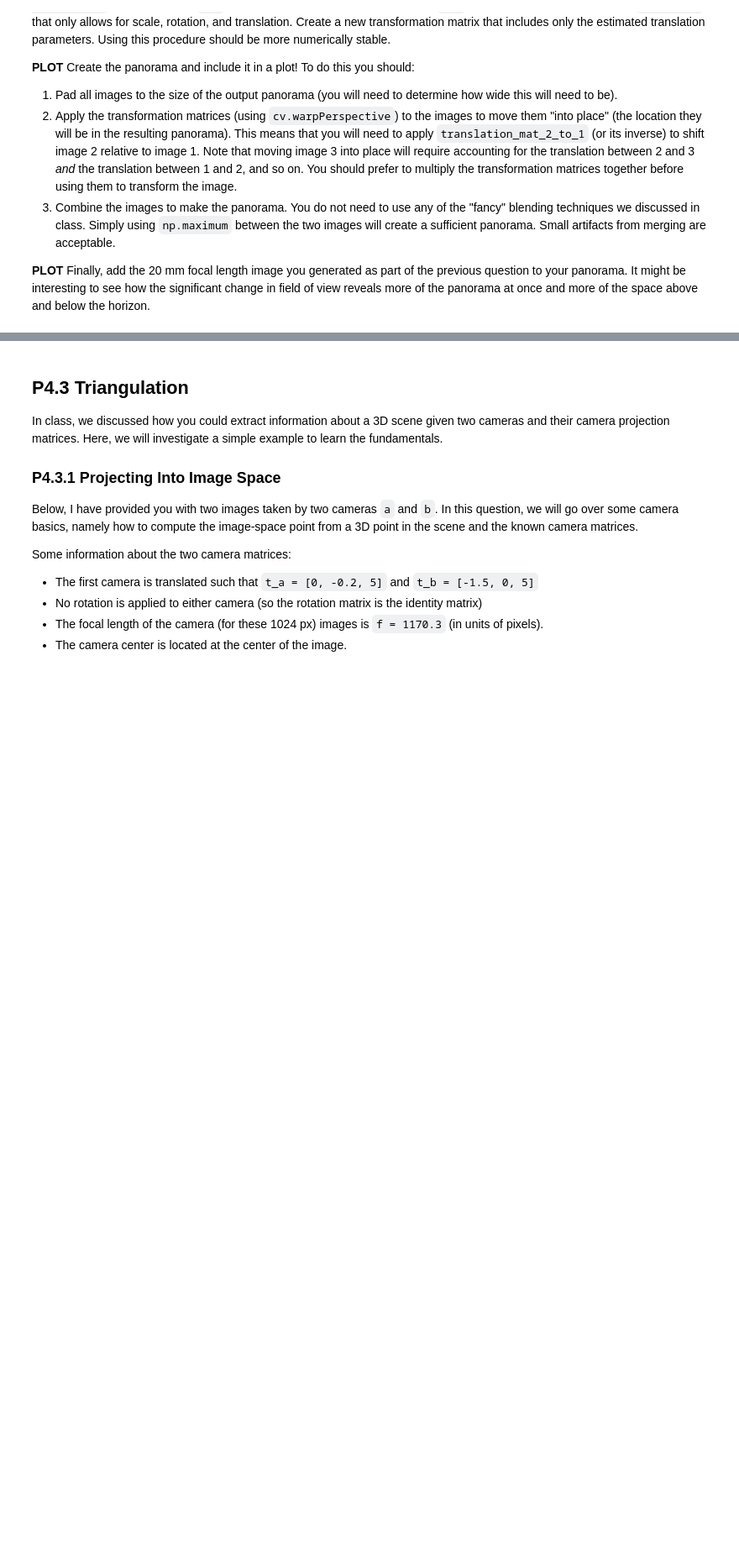
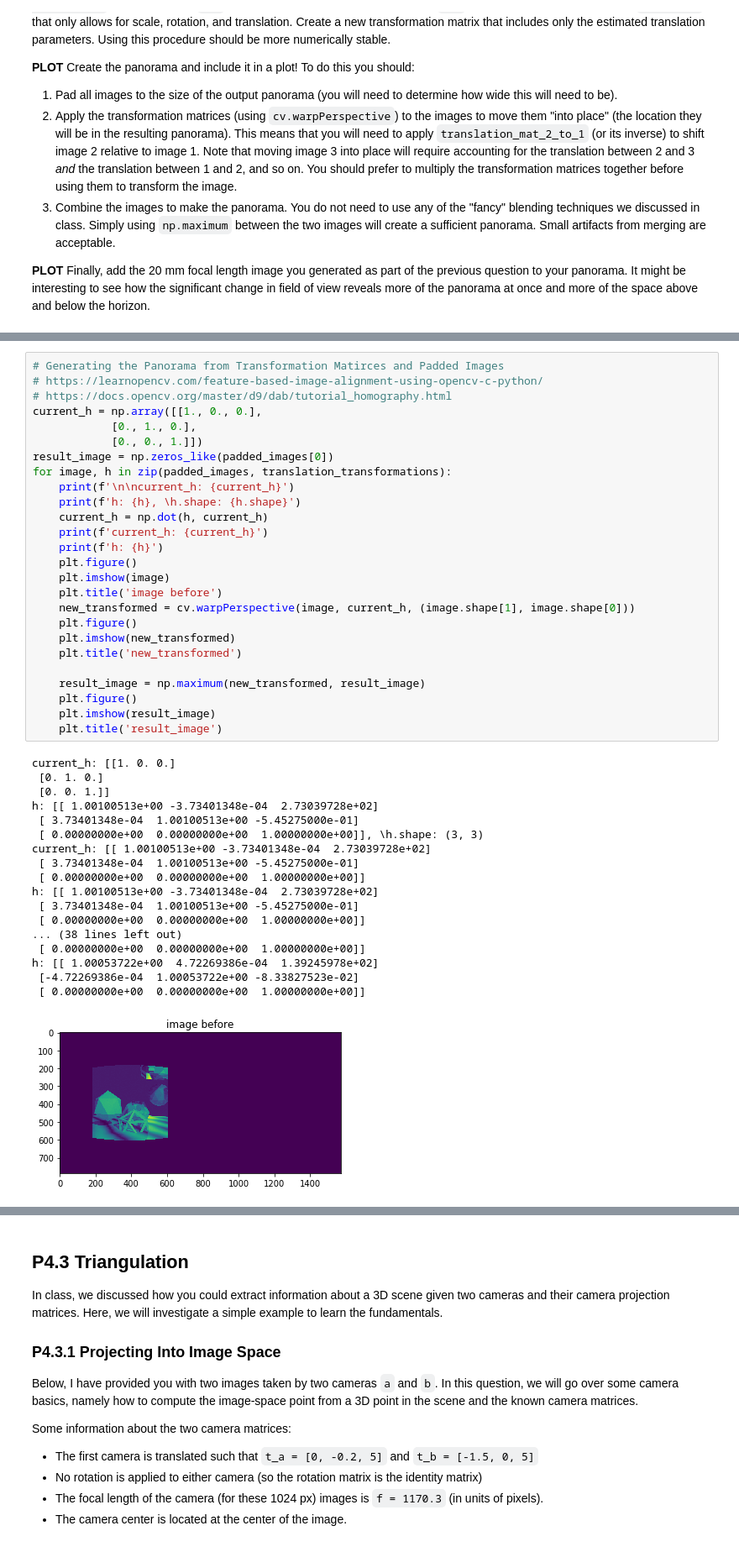
Before and after one commit to 2016bgeyer/Panorama-Stitching-and-Stereo-Patch-Matching, a Jupyter notebook: P4_panorama_stereo.ipynb, the cells around one changed output, grey strips where cells are left out. Shown at 84% size. Cells and saved outputs as stored; diff of their text form; blank space fills up the shorter version.

```diff
--- a/P4_panorama_stereo.ipynb
+++ b/P4_panorama_stereo.ipynb
@@ -140,0 +282,45 @@ To compute the transformation, you may use the same [OpenCV Homography tutorial
+# %%
+# Generating the Panorama from Transformation Matirces and Padded Images
+# https://learnopencv.com/feature-based-image-alignment-using-opencv-c-python/
+# https://docs.opencv.org/master/d9/dab/tutorial_homography.html
+current_h = np.array([[1., 0., 0.],
+            [0., 1., 0.],
+            [0., 0., 1.]])
+result_image = np.zeros_like(padded_images[0])
+for image, h in zip(padded_images, translation_transformations):
+    print(f'\n\ncurrent_h: {current_h}')
+    print(f'h: {h}, \h.shape: {h.shape}')
+    current_h = np.dot(h, current_h)
+    print(f'current_h: {current_h}')
+    print(f'h: {h}')
+    plt.figure()
+    plt.imshow(image)
+    plt.title('image before')
+    new_transformed = cv.warpPerspective(image, current_h, (image.shape[1], image.shape[0]))
+    plt.figure()
+    plt.imshow(new_transformed)
+    plt.title('new_transformed')
+
+    result_image = np.maximum(new_transformed, result_image)
+    plt.figure()
+    plt.imshow(result_image)
+    plt.title('result_image')
+# %% [output]
+current_h: [[1. 0. 0.]
+ [0. 1. 0.]
+ [0. 0. 1.]]
+h: [[ 1.00100513e+00 -3.73401348e-04  2.73039728e+02]
+ [ 3.73401348e-04  1.00100513e+00 -5.45275000e-01]
+ [ 0.00000000e+00  0.00000000e+00  1.00000000e+00]], \h.shape: (3, 3)
+current_h: [[ 1.00100513e+00 -3.73401348e-04  2.73039728e+02]
+ [ 3.73401348e-04  1.00100513e+00 -5.45275000e-01]
+ [ 0.00000000e+00  0.00000000e+00  1.00000000e+00]]
+h: [[ 1.00100513e+00 -3.73401348e-04  2.73039728e+02]
+ [ 3.73401348e-04  1.00100513e+00 -5.45275000e-01]
+ [ 0.00000000e+00  0.00000000e+00  1.00000000e+00]]
+... (38 lines left out)
+ [ 0.00000000e+00  0.00000000e+00  1.00000000e+00]]
+h: [[ 1.00053722e+00  4.72269386e-04  1.39245978e+02]
+ [-4.72269386e-04  1.00053722e+00 -8.33827523e-02]
+ [ 0.00000000e+00  0.00000000e+00  1.00000000e+00]]
+[figure, added]
```
Also changed, not shown: parts of 7 cells of this notebook, 18 other files.
